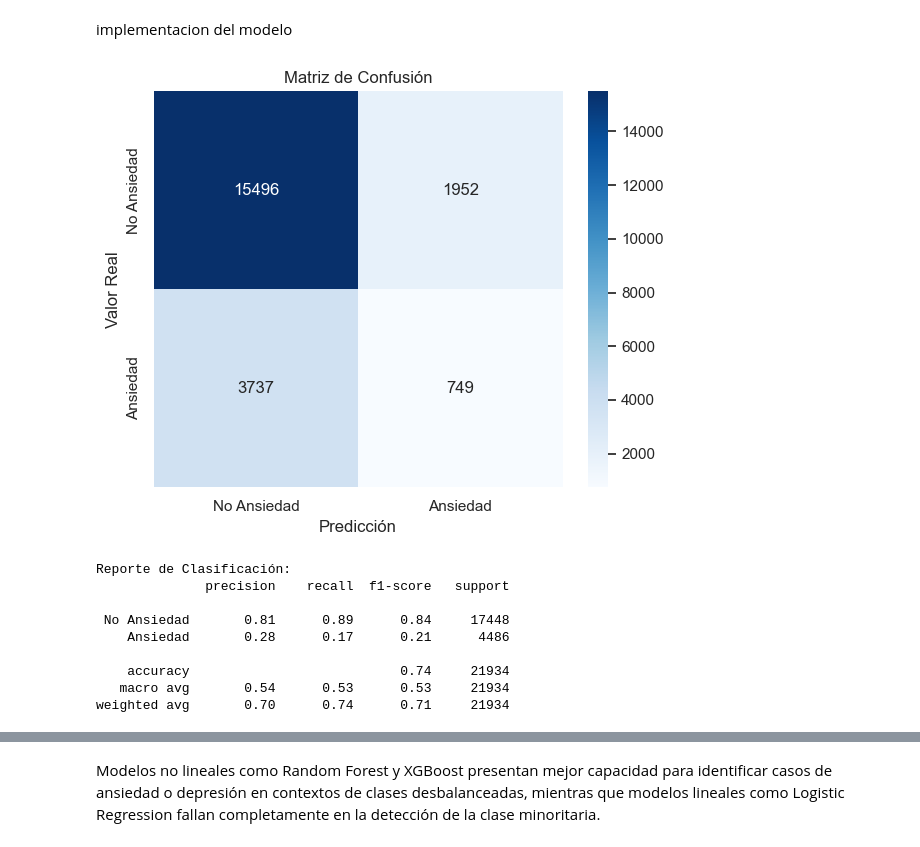
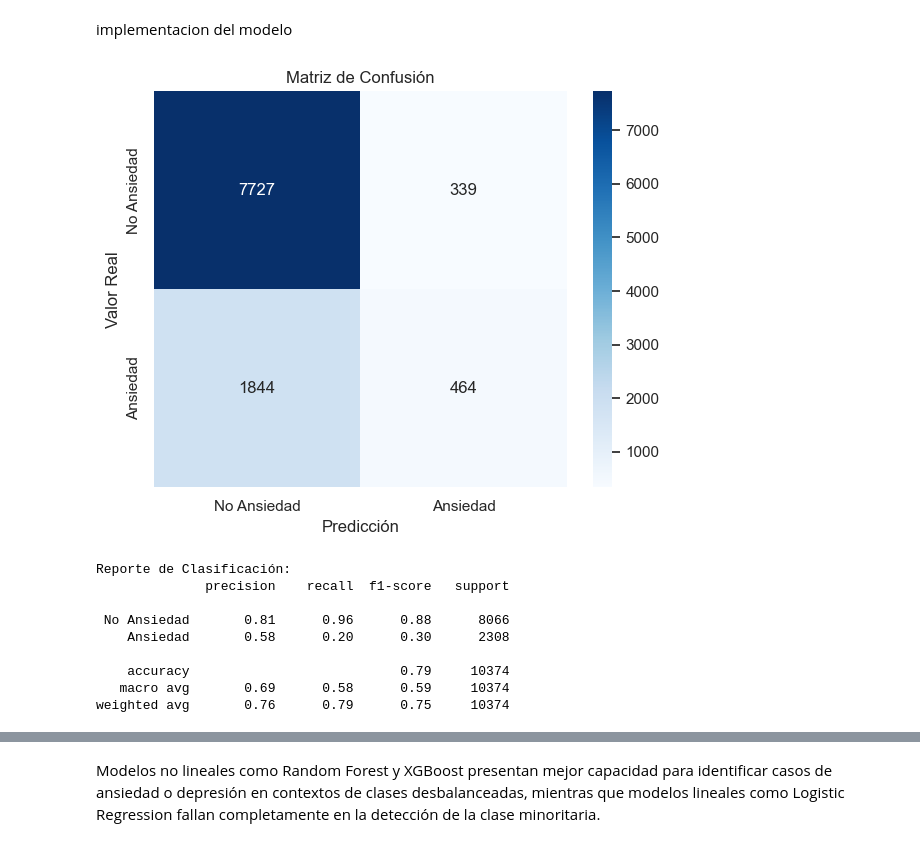
Before and after one commit to juanxog/mathEngTFM, a Jupyter notebook: tesis.ipynb, the cells around one changed output, grey strips where cells are left out. Saved outputs shown, nothing was run; the diff lists cells and outputs as text; code cells hidden in the pictures.

```diff
--- a/tesis.ipynb
+++ b/tesis.ipynb
@@ -552,3 +597,14 @@ plt.show()
+# %%
+# analisis completo
+
+
+features = [
+    'Age', 'Education', 'Gender', 'Household_Income', 'Subjective_Income',
+    'EMP_2010', 'wbi', 'Global11Regions',
+ 'MH1', 'MH2A', 'MH2B', 'MH3A', 'MH3B', 'MH3C', 'MH3D',
+    'MH4A', 'MH4B', 'MH5', 'MH6',
+'age_var1', 'age_var2', 'age_var3'
+]
 # %% [markdown]
 implementacion del modelo
 # %%
@@ -557,71 +613,86 @@ from sklearn.model_selection import train_test_split
 from sklearn.metrics import classification_report, confusion_matrix
 from sklearn.preprocessing import LabelEncoder
 
-
-file_path = "wgm_full_wave2_public_file_final.csv"
-df = pd.read_csv(file_path)
-
-df_clean = df.copy()
-
-df_clean = map_variables(df_clean)
-
-# Filtrar solo las filas válidas (ansiedad sí/no)
-df_model = df_clean[df_clean['MH7A'].isin(['Yes', 'No'])].copy()
-
-# Crear columna 'target' binaria
-df_model['target'] = df_model['MH7A'].map({'Yes': 1, 'No': 0})
-
-# Seleccionar variables a usar
-features = ['Age', 'Gender', 'Education', 'Household_Income', 'Subjective_Income', 'EMP_2010', 'Global11Regions']
-
 # Mantener solo las columnas necesarias
 df_model = df_model[features + ['target']]
 
-# Codificar variables categóricas con LabelEncoder
+cols_to_clean = [
+    'Education', 'Household_Income', 'Subjective_Income', 'EMP_2010',
+    'Global11Regions', 'MH1', 'MH2A', 'MH2B', 'MH3A', 'MH3B', 'MH3C', 'MH3D',
+    'MH4A', 'MH4B', 'MH5', 'MH6', 'clusters_global', 'wbi',
+    'age_var1', 'age_var2', 'age_var3'
+]
+
+cols_to_clean = [c for c in cols_to_clean if c in df_model.columns]
+for col in cols_to_clean:
+    df_model[col] = df_model[col].replace('DK/Refused', np.nan)
+    df_model[col] = df_model[col].replace(99, np.nan)
+
+df_model = df_model.dropna(subset=cols_to_clean)
+
+# Variables nominales: one-hot encoding
+nominal_vars = []
+if 'Gender' in df_model.columns:
+    nominal_vars.append('Gender')
+if 'Global11Regions' in df_model.columns:
+    nominal_vars.append('Global11Regions')
+if 'clusters_global' in df_model.columns:
+    nominal_vars.append('clusters_global')
+
+df_model = pd.get_dummies(df_model, columns=nominal_vars, drop_first=True)
+
+# Variables ordinales: label encoding
+ordinal_vars = [
+    'Education', 'Household_Income', 'Subjective_Income', 'EMP_2010',
+    'wbi', 'age_var1', 'age_var2', 'age_var3',
+    'MH1', 'MH2A', 'MH2B', 'MH3A', 'MH3B', 'MH3C', 'MH3D',
+    'MH4A', 'MH4B', 'MH5', 'MH6'
+]
 le = LabelEncoder()
-for col in ['Gender', 'Education', 'Household_Income', 'Subjective_Income', 'EMP_2010', 'Global11Regions']:
-    df_model[col] = le.fit_transform(df_model[col])
+for col in ordinal_vars:
+    if col in df_model.columns:
+        df_model[col] = le.fit_transform(df_model[col])
 
 # --- 3. Dividir datos ---
 X = df_model.drop(columns='target')
 y = df_model['target']
 
 X_train, X_test, y_train, y_test = train_test_split(X, y, test_size=0.2, random_state=42)
 
 # --- 4. Entrenar modelo Random Forest ---
 model = RandomForestClassifier(random_state=42, n_estimators=100)
 model.fit(X_train, y_train)
 
 # --- 5. Evaluar el modelo ---
 y_pred = model.predict(X_test)
 
 # Matriz de Confusión
 cm = confusion_matrix(y_test, y_pred)
 
 plt.figure(figsize=(6, 5))
 sns.heatmap(cm, annot=True, fmt='d', cmap='Blues',
             xticklabels=['No Ansiedad', 'Ansiedad'],
             yticklabels=['No Ansiedad', 'Ansiedad'])
 plt.title('Matriz de Confusión')
 plt.xlabel('Predicción')
 plt.ylabel('Valor Real')
 plt.tight_layout()
 plt.show()
 
 # Reporte de Clasificación
 print("\nReporte de Clasificación:")
 print(classification_report(y_test, y_pred, target_names=['No Ansiedad', 'Ansiedad']))
 # %% [output]
-[figure, old version]
+[figure, new version]
 Reporte de Clasificación:
               precision    recall  f1-score   support
 
- No Ansiedad       0.81      0.89      0.84     17448
-    Ansiedad       0.28      0.17      0.21      4486
+ No Ansiedad       0.81      0.96      0.88      8066
+    Ansiedad       0.58      0.20      0.30      2308
 
-    accuracy                           0.74     21934
-   macro avg       0.54      0.53      0.53     21934
-weighted avg       0.70      0.74      0.71     21934
+    accuracy                           0.79     10374
+   macro avg       0.69      0.58      0.59     10374
+weighted avg       0.76      0.79      0.75     10374
 # %%
 model = RandomForestClassifier(random_state=42, n_estimators=100, class_weight='balanced')
 model.fit(X_train, y_train)
```
Also changed, not shown: parts of 26 cells of this notebook, 5 other files.
